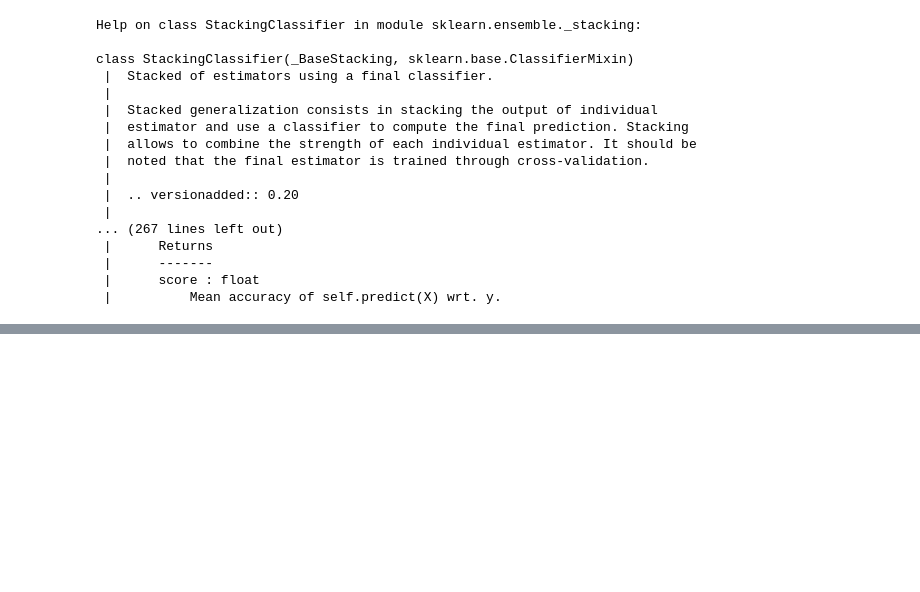
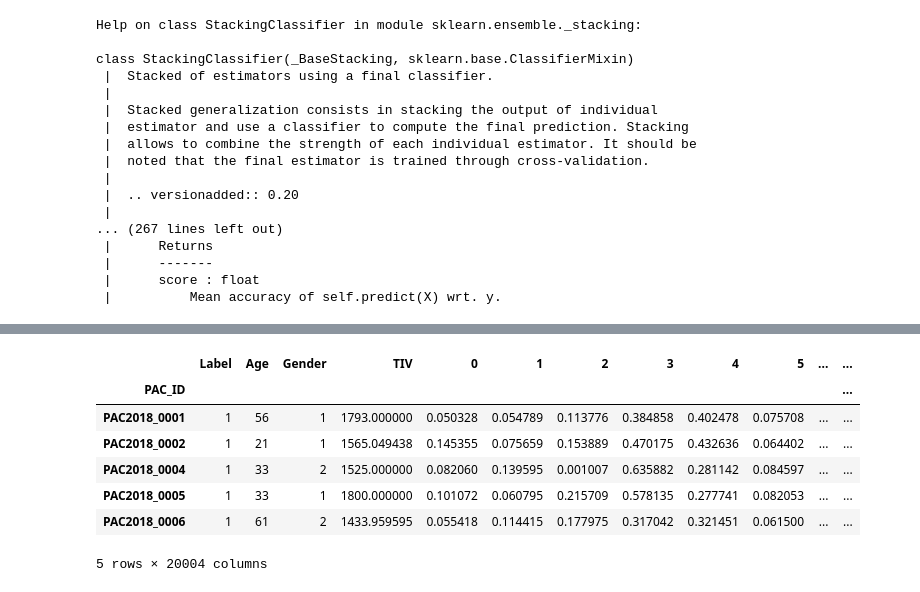
Before and after one commit to glemaitre/predictive-analytics-competition, a Jupyter notebook: guillaume_draft.ipynb, the cells around one changed output, grey strips where cells are left out. Cells and saved outputs as stored; diff of their text form; code cells hidden in the pictures; blank space fills up the shorter version.

```diff
--- a/guillaume_draft.ipynb
+++ b/guillaume_draft.ipynb
@@ -1351,0 +1403,4 @@ np.mean(score['test_roc_auc'])
+# %%
+df_training = create_dataframe_pac_2018(
+    path_data_nii='/home/glemaitre/Documents/data/pac_2018/public_data/',
+    path_data_xls='/home/glemaitre/Documents/data/pac_2018/PAC2018_Covariates_Upload.xlsx')
@@ -1351,0 +1434,6 @@ np.mean(score['test_roc_auc'])
+# %%
+df_parcellations_training = pd.read_csv('parcellations.csv', index_col=0)
+# %%
+df_training = df_training[['Label', 'Age', 'Gender', 'TIV']]
+# %%
+df_training = pd.concat([df_training, df_parcellations_training], axis=1)
@@ -1351,0 +1446,11 @@ np.mean(score['test_roc_auc'])
+# %%
+df_training.head()
+# %% [output]
+|  | Label | Age | Gender | TIV | 0 | 1 | 2 | 3 | 4 | 5 | ... | ... |
+| PAC_ID |  |  |  |  |  |  |  |  |  |  |  | ... |
+| PAC2018_0001 | 1 | 56 | 1 | 1793.000000 | 0.050328 | 0.054789 | 0.113776 | 0.384858 | 0.402478 | 0.075708 | ... | ... |
+| PAC2018_0002 | 1 | 21 | 1 | 1565.049438 | 0.145355 | 0.075659 | 0.153889 | 0.470175 | 0.432636 | 0.064402 | ... | ... |
+| PAC2018_0004 | 1 | 33 | 2 | 1525.000000 | 0.082060 | 0.139595 | 0.001007 | 0.635882 | 0.281142 | 0.084597 | ... | ... |
+| PAC2018_0005 | 1 | 33 | 1 | 1800.000000 | 0.101072 | 0.060795 | 0.215709 | 0.578135 | 0.277741 | 0.082053 | ... | ... |
+| PAC2018_0006 | 1 | 61 | 2 | 1433.959595 | 0.055418 | 0.114415 | 0.177975 | 0.317042 | 0.321451 | 0.061500 | ... | ... |
+5 rows × 20004 columns
```
Also changed, not shown: parts of 38 cells of this notebook.
